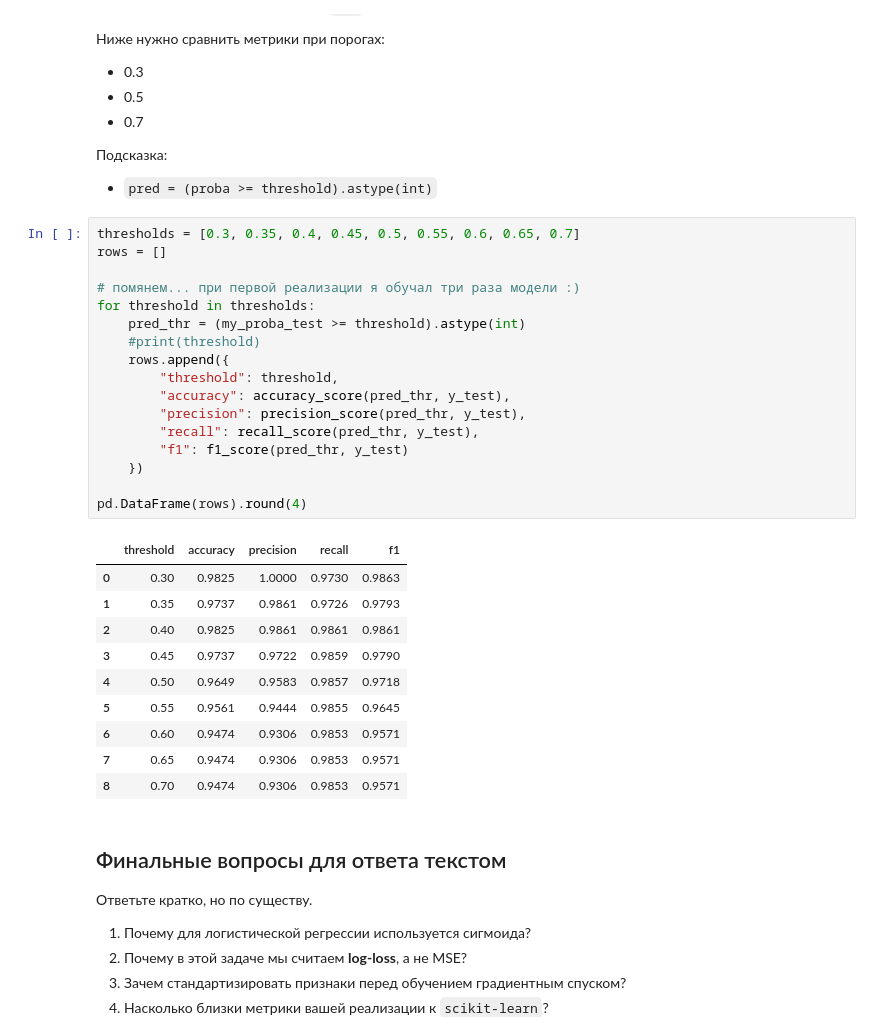
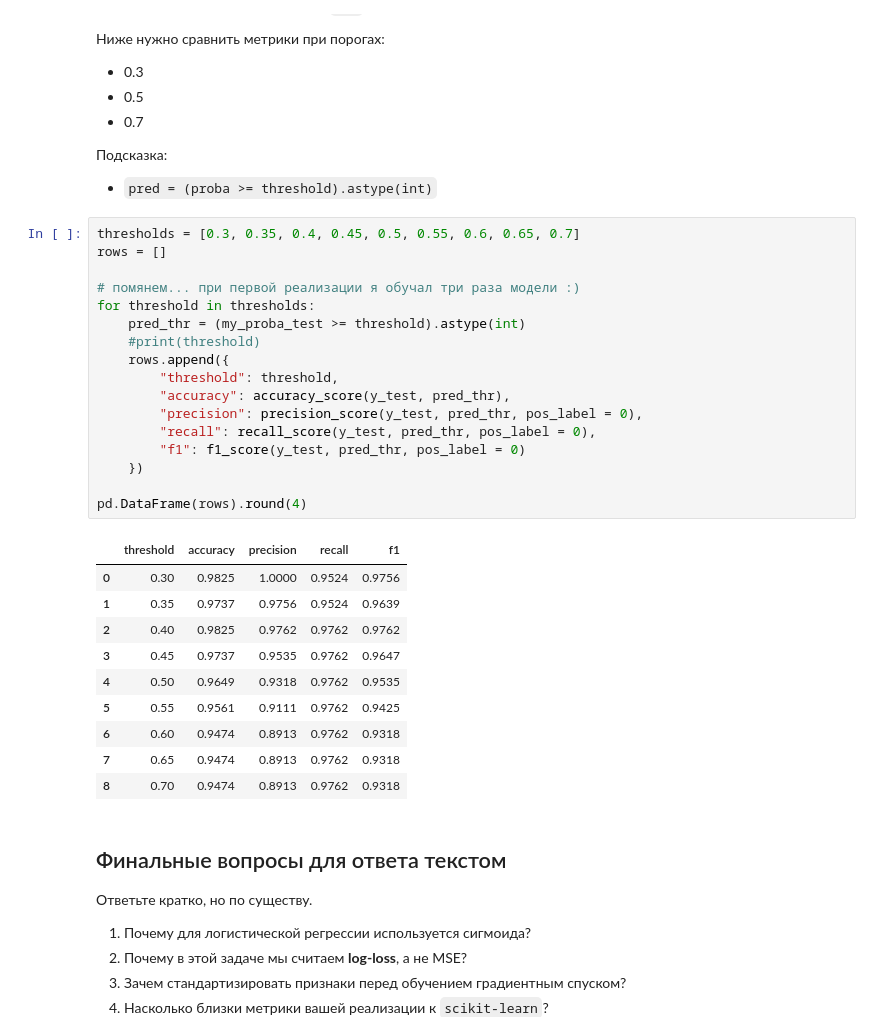
Before and after one commit to kostyan-konstantinov/ml-course-homework, a Jupyter notebook: hw05_LogisticRegression/logreg_practice_student_hw_SOME_CHANGES.ipynb, the cells around one changed output. Drawn from its saved outputs; the diff is of its cells as text.

```diff
--- a/hw05_LogisticRegression/logreg_practice_student_hw.ipynb
+++ b/hw05_LogisticRegression/logreg_practice_student_hw_SOME_CHANGES.ipynb
@@ -490,31 +490,31 @@ display(coef_comparison.sort_values("abs_diff", ascending=False).head(40))
 # %%
 thresholds = [0.3, 0.35, 0.4, 0.45, 0.5, 0.55, 0.6, 0.65, 0.7]
 rows = []
 
 # помянем... при первой реализации я обучал три раза модели :)
 for threshold in thresholds:
     pred_thr = (my_proba_test >= threshold).astype(int)
     #print(threshold)
     rows.append({
         "threshold": threshold,
-        "accuracy": accuracy_score(pred_thr, y_test),
-        "precision": precision_score(pred_thr, y_test),
-        "recall": recall_score(pred_thr, y_test),
-        "f1": f1_score(pred_thr, y_test)
+        "accuracy": accuracy_score(y_test, pred_thr),
+        "precision": precision_score(y_test, pred_thr, pos_label = 0),
+        "recall": recall_score(y_test, pred_thr, pos_label = 0),
+        "f1": f1_score(y_test, pred_thr, pos_label = 0)
     })
 
 pd.DataFrame(rows).round(4)
 # %% [output]
 |  | threshold | accuracy | precision | recall | f1 |
-| 0 | 0.30 | 0.9825 | 1.0000 | 0.9730 | 0.9863 |
-| 1 | 0.35 | 0.9737 | 0.9861 | 0.9726 | 0.9793 |
-| 2 | 0.40 | 0.9825 | 0.9861 | 0.9861 | 0.9861 |
-| 3 | 0.45 | 0.9737 | 0.9722 | 0.9859 | 0.9790 |
-| 4 | 0.50 | 0.9649 | 0.9583 | 0.9857 | 0.9718 |
-| 5 | 0.55 | 0.9561 | 0.9444 | 0.9855 | 0.9645 |
-| 6 | 0.60 | 0.9474 | 0.9306 | 0.9853 | 0.9571 |
-| 7 | 0.65 | 0.9474 | 0.9306 | 0.9853 | 0.9571 |
-| 8 | 0.70 | 0.9474 | 0.9306 | 0.9853 | 0.9571 |
+| 0 | 0.30 | 0.9825 | 1.0000 | 0.9524 | 0.9756 |
+| 1 | 0.35 | 0.9737 | 0.9756 | 0.9524 | 0.9639 |
+| 2 | 0.40 | 0.9825 | 0.9762 | 0.9762 | 0.9762 |
+| 3 | 0.45 | 0.9737 | 0.9535 | 0.9762 | 0.9647 |
+| 4 | 0.50 | 0.9649 | 0.9318 | 0.9762 | 0.9535 |
+| 5 | 0.55 | 0.9561 | 0.9111 | 0.9762 | 0.9425 |
+| 6 | 0.60 | 0.9474 | 0.8913 | 0.9762 | 0.9318 |
+| 7 | 0.65 | 0.9474 | 0.8913 | 0.9762 | 0.9318 |
+| 8 | 0.70 | 0.9474 | 0.8913 | 0.9762 | 0.9318 |
 # %% [markdown]
 ## Финальные вопросы для ответа текстом
 
```
Also changed, not shown: parts of 7 cells of this notebook.
